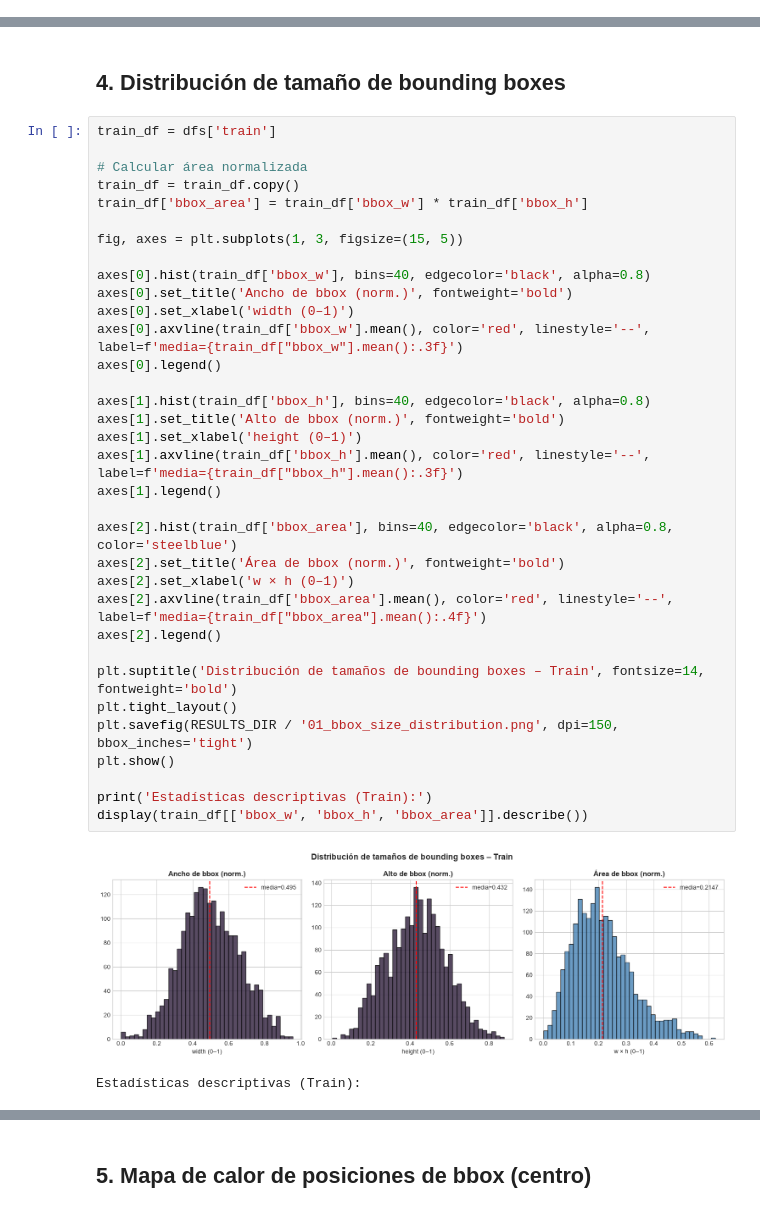
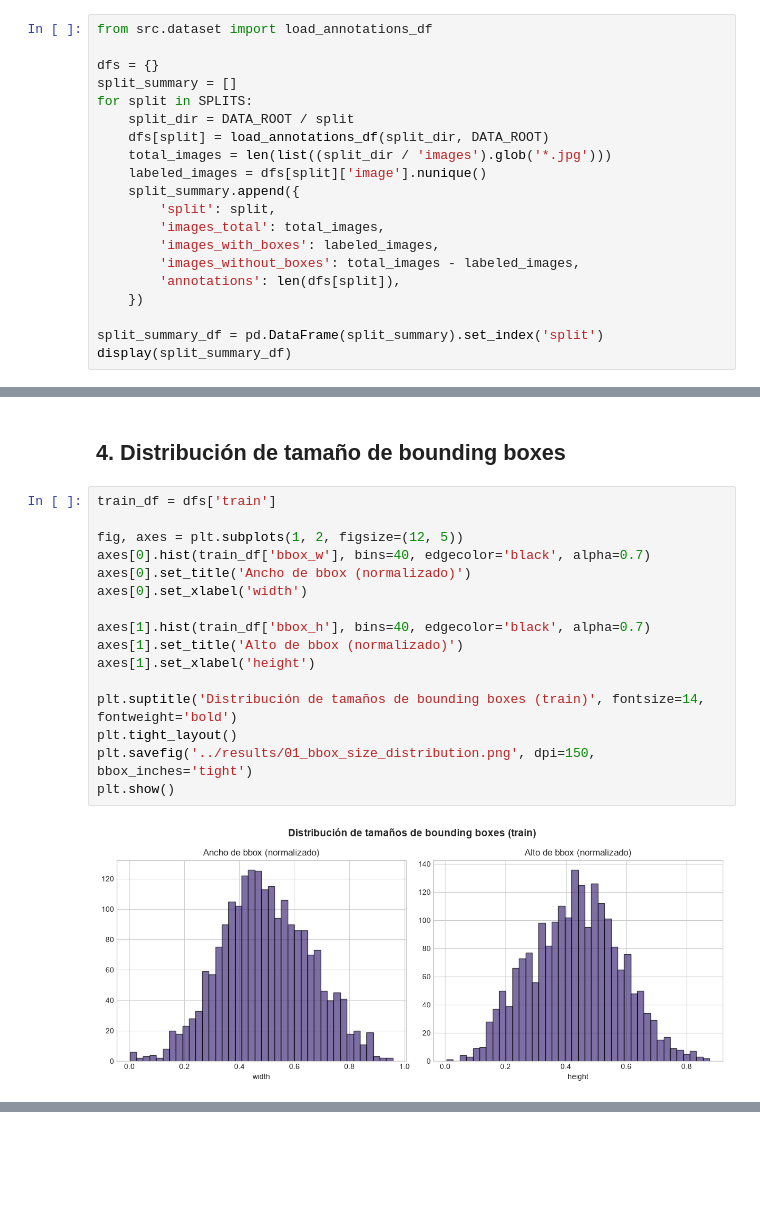
Before and after one commit to leandroabritez/VPCII_TP_CEIA, a Jupyter notebook: notebooks/01_EDA.ipynb, the cells around one changed output, grey strips where cells are left out. Drawn from its saved outputs; the diff is of its cells as text; blank space fills up the shorter version.

```diff
--- a/notebooks/01_EDA.ipynb
+++ b/notebooks/01_EDA.ipynb
@@ -126,0 +101,20 @@ print('✓ Guardado en results/01_class_distribution.png')
+# %%
+from src.dataset import load_annotations_df
+
+dfs = {}
+split_summary = []
+for split in SPLITS:
+    split_dir = DATA_ROOT / split
+    dfs[split] = load_annotations_df(split_dir, DATA_ROOT)
+    total_images = len(list((split_dir / 'images').glob('*.jpg')))
+    labeled_images = dfs[split]['image'].nunique()
+    split_summary.append({
+        'split': split,
+        'images_total': total_images,
+        'images_with_boxes': labeled_images,
+        'images_without_boxes': total_images - labeled_images,
+        'annotations': len(dfs[split]),
+    })
+
+split_summary_df = pd.DataFrame(split_summary).set_index('split')
+display(split_summary_df)
@@ -129,37 +274,18 @@ print('✓ Guardado en results/01_class_distribution.png')
 # %%
 train_df = dfs['train']
 
-# Calcular área normalizada
-train_df = train_df.copy()
-train_df['bbox_area'] = train_df['bbox_w'] * train_df['bbox_h']
+fig, axes = plt.subplots(1, 2, figsize=(12, 5))
+axes[0].hist(train_df['bbox_w'], bins=40, edgecolor='black', alpha=0.7)
+axes[0].set_title('Ancho de bbox (normalizado)')
+axes[0].set_xlabel('width')
 
-fig, axes = plt.subplots(1, 3, figsize=(15, 5))
+axes[1].hist(train_df['bbox_h'], bins=40, edgecolor='black', alpha=0.7)
+axes[1].set_title('Alto de bbox (normalizado)')
+axes[1].set_xlabel('height')
 
-axes[0].hist(train_df['bbox_w'], bins=40, edgecolor='black', alpha=0.8)
-axes[0].set_title('Ancho de bbox (norm.)', fontweight='bold')
-axes[0].set_xlabel('width (0–1)')
-axes[0].axvline(train_df['bbox_w'].mean(), color='red', linestyle='--', label=f'media={train_df["bbox_w"].mean():.3f}')
-axes[0].legend()
-
-axes[1].hist(train_df['bbox_h'], bins=40, edgecolor='black', alpha=0.8)
-axes[1].set_title('Alto de bbox (norm.)', fontweight='bold')
-axes[1].set_xlabel('height (0–1)')
-axes[1].axvline(train_df['bbox_h'].mean(), color='red', linestyle='--', label=f'media={train_df["bbox_h"].mean():.3f}')
-axes[1].legend()
-
-axes[2].hist(train_df['bbox_area'], bins=40, edgecolor='black', alpha=0.8, color='steelblue')
-axes[2].set_title('Área de bbox (norm.)', fontweight='bold')
-axes[2].set_xlabel('w × h (0–1)')
-axes[2].axvline(train_df['bbox_area'].mean(), color='red', linestyle='--', label=f'media={train_df["bbox_area"].mean():.4f}')
-axes[2].legend()
-
-plt.suptitle('Distribución de tamaños de bounding boxes – Train', fontsize=14, fontweight='bold')
+plt.suptitle('Distribución de tamaños de bounding boxes (train)', fontsize=14, fontweight='bold')
 plt.tight_layout()
-plt.savefig(RESULTS_DIR / '01_bbox_size_distribution.png', dpi=150, bbox_inches='tight')
+plt.savefig('../results/01_bbox_size_distribution.png', dpi=150, bbox_inches='tight')
 plt.show()
-
-print('Estadísticas descriptivas (Train):')
-display(train_df[['bbox_w', 'bbox_h', 'bbox_area']].describe())
 # %% [output]
-[figure, old version]
+[figure, new version]
-Estadísticas descriptivas (Train):
@@ -175,2 +291,0 @@ Estadísticas descriptivas (Train):
-# %% [markdown]
-## 5. Mapa de calor de posiciones de bbox (centro)
```
Also changed, not shown: parts of 42 cells of this notebook, 5 other files.
